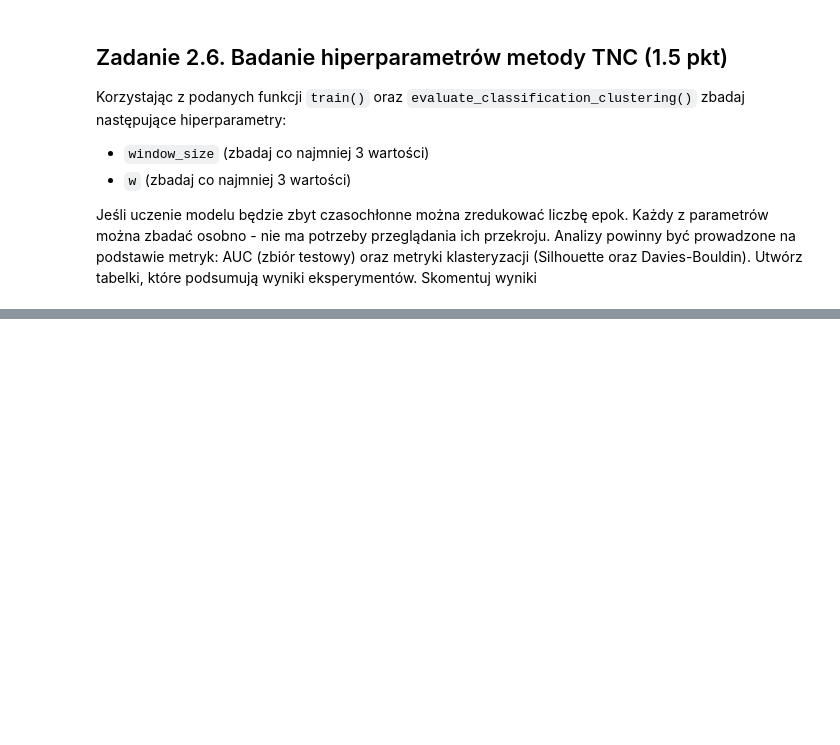
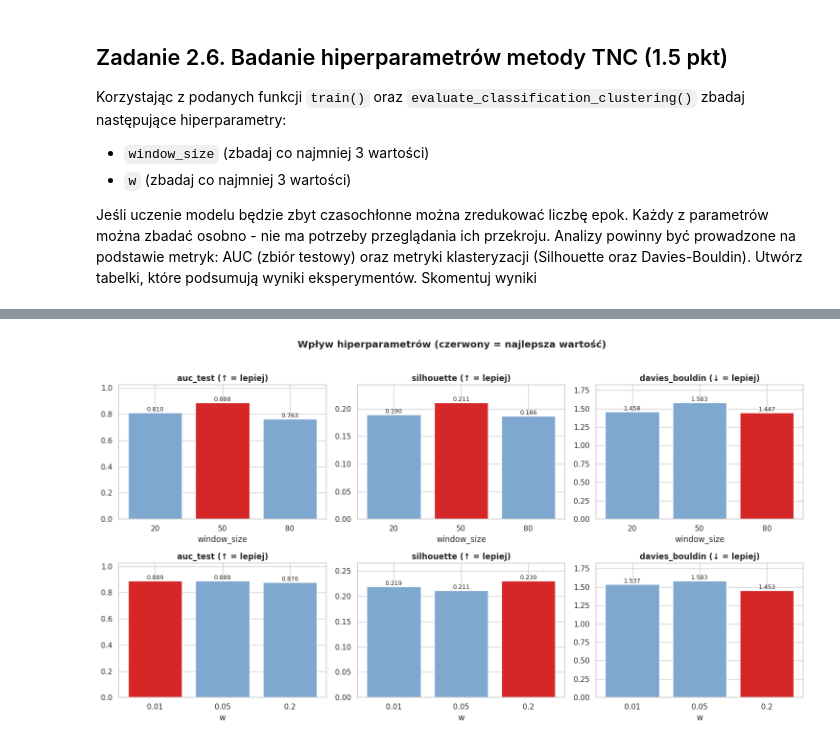
Before and after one commit to pwr-ai-representation-learning/l05-gr-3-4-kjanus03, a Jupyter notebook: 2. Model TNC.ipynb, the cells around one changed output, grey strips where cells are left out. Saved outputs shown, nothing was run; the diff lists cells and outputs as text; code cells hidden in the pictures; blank space fills up the shorter version.

```diff
--- a/2. Model TNC.ipynb
+++ b/2. Model TNC.ipynb
@@ -242,17 +228,18 @@ class TNCLossFunction(nn.Module):
         z_p: Tensor,
         z_n: Tensor,
     ) -> Tuple[Tensor, float]:
-        # Logity dyskryminatora dla par pozytywnych i nieoznaczonych.
+        d_p = ...
+        d_n = ...
+        loss = ...
+
         d_p = self.discriminator(z_t, z_p)
         d_n = self.discriminator(z_t, z_n)
 
-        # Etykiety: pary pozytywne -> 1, pary negatywne -> 0.
+        # pary pozytywne -> 1, pary negatywne -> 0.
         ones = torch.ones_like(d_p)
         zeros = torch.zeros_like(d_n)
 
-        # Składnik dla par z sąsiedztwa: -log D(z_t, z_p)  -> BCE z etykietą 1.
         loss_p = self.bce(d_p, ones)
-        # Składnik PU dla par nieoznaczonych:
         #   -(1 - w) * log(1 - D)  -> BCE z etykietą 0, waga (1 - w)
         #   -w * log D             -> BCE z etykietą 1, waga w
         loss_n = (1 - self.w) * self.bce(d_n, zeros) + self.w * self.bce(d_n, ones)
@@ -265,7 +252,6 @@ class TNCLossFunction(nn.Module):
 
     @staticmethod
     def _compute_accuracy(d_p: Tensor, d_n: Tensor) -> float:
-        # Logity -> prawdopodobieństwa.
         prob_p = torch.sigmoid(d_p)
         prob_n = torch.sigmoid(d_n)
 
@@ -580,10 +695,7 @@ Korzystając z podanych funkcji `train()` oraz `evaluate_classification_clusteri
 
 Jeśli uczenie modelu będzie zbyt czasochłonne można zredukować liczbę epok. Każdy z parametrów można zbadać osobno - nie ma potrzeby przeglądania ich przekroju. Analizy powinny być prowadzone na podstawie metryk: AUC (zbiór testowy) oraz metryki klasteryzacji (Silhouette oraz Davies-Bouldin). Utwórz tabelki, które podsumują wyniki eksperymentów. Skomentuj wyniki
 # %%
-# Budżet czasu: 6 modeli, a window_size zmienia czas/epokę.
-# Sumarycznie ~6 "domyślnych epok" pracy na epokę => ~72 s/epoka.
-# 12 epok x ~72 s ~ 14.5 min (mieści się w ~15 min).
-EPOCHS_26 = 12
+EPOCHS_26 = 15
 
 
 def run_experiment(overrides: dict, name: str) -> dict:
@@ -598,7 +710,7 @@ def run_experiment(overrides: dict, name: str) -> dict:
     }
 
 
-# --- Badanie window_size (pozostałe hiperparametry domyślne) ---
+# window size
 window_results = []
 for window_size in [20, 50, 80]:
     res = run_experiment({"window_size": window_size}, name=f"26_ws-{window_size}")
@@ -607,7 +719,7 @@ for window_size in [20, 50, 80]:
 df_window = pd.DataFrame(window_results)
 
 
-# --- Badanie wagi w (pozostałe hiperparametry domyślne) ---
+# waga
 w_results = []
 for w in [0.01, 0.05, 0.2]:
     res = run_experiment({"w": w}, name=f"26_w-{w}")
@@ -778,0 +860,32 @@ plt.show()
+# %%
+metrics = ["auc_test", "silhouette", "davies_bouldin"]
+lower_is_better = {"davies_bouldin"}
+
+experiments = [("window_size", df_window), ("w", df_w)]
+
+fig, axes = plt.subplots(len(experiments), len(metrics), figsize=(15, 8))
+
+for row, (param, df) in enumerate(experiments):
+    x_labels = df[param].astype(str)
+    for col, metric in enumerate(metrics):
+        ax = axes[row, col]
+        vals = df[metric].values
+        best = vals.argmin() if metric in lower_is_better else vals.argmax()
+        colors = ["#d62728" if i == best else "#7fa8d1" for i in range(len(vals))]
+
+        ax.bar(x_labels, vals, color=colors)
+        for i, v in enumerate(vals):
+            ax.text(i, v, f"{v:.3f}", ha="center", va="bottom", fontsize=9)
+
+        arrow = "↓" if metric in lower_is_better else "↑"
+        ax.set_title(f"{metric} ({arrow} = lepiej)", fontweight="bold")
+        ax.set_xlabel(param)
+        ax.set_ylabel("")
+        ax.margins(y=0.15)
+
+fig.suptitle("Wpływ hiperparametrów (czerwony = najlepsza wartość)",
+             fontweight="bold", y=1.02)
+plt.tight_layout()
+plt.show()
+# %% [output]
+[figure, added]
```
Also changed, not shown: parts of 15 cells of this notebook.
